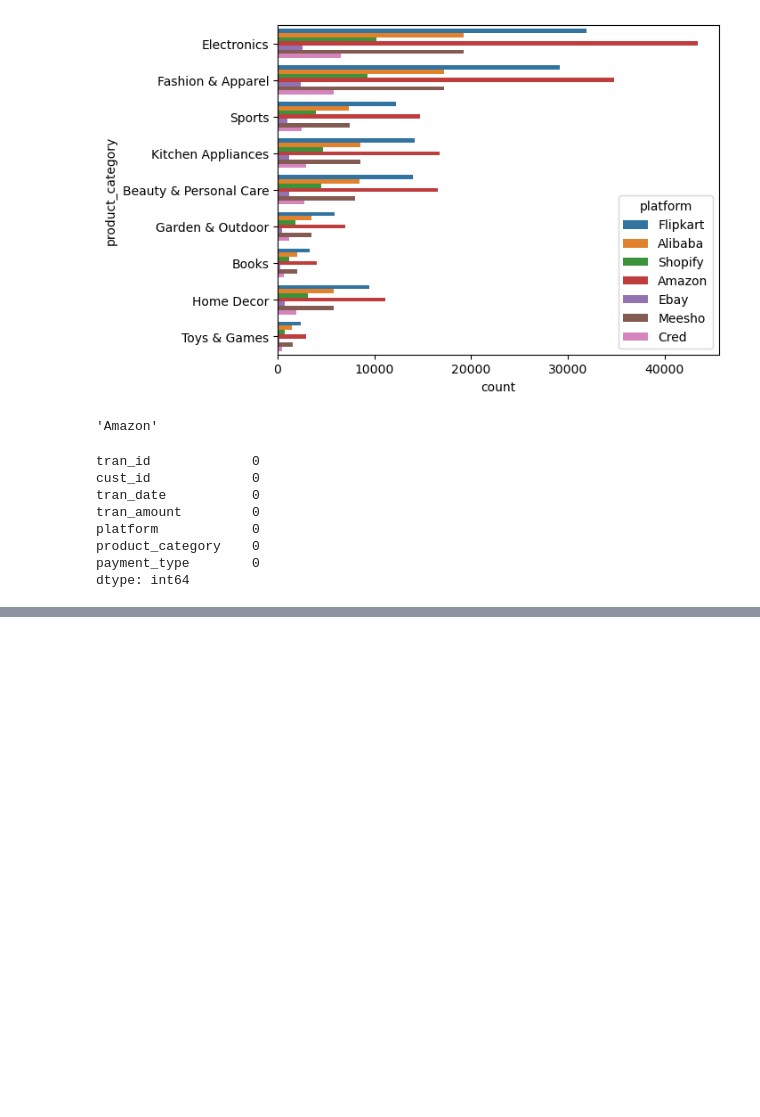
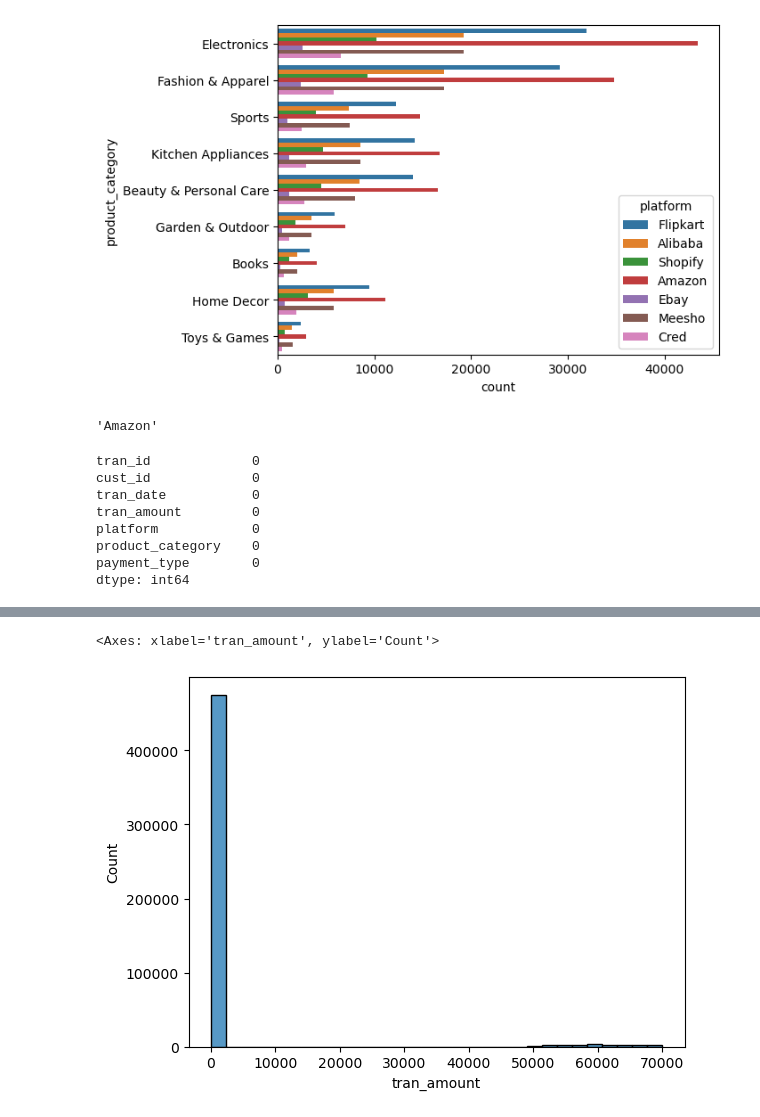
Before and after one commit to Vishal-Nishad/CodeBasics, a Jupyter notebook: 3. Math and Statistics/9. Phase 1-Find Target Market/Untitled.ipynb, the cells around one changed output, grey strips where cells are left out. Cells and saved outputs as stored; diff of their text form; code cells hidden in the pictures; blank space fills up the shorter version.

```diff
--- a/3. Math and Statistics/9. Phase 1-Find Target Market/Untitled.ipynb
+++ b/3. Math and Statistics/9. Phase 1-Find Target Market/Untitled.ipynb
@@ -882,0 +967,5 @@ dtype: int64
+# %%
+sns.histplot(df_trans["tran_amount"],bins=30)
+# %% [output]
+<Axes: xlabel='tran_amount', ylabel='Count'>
+[figure, added]
```
Also changed, not shown: parts of 28 cells of this notebook.
